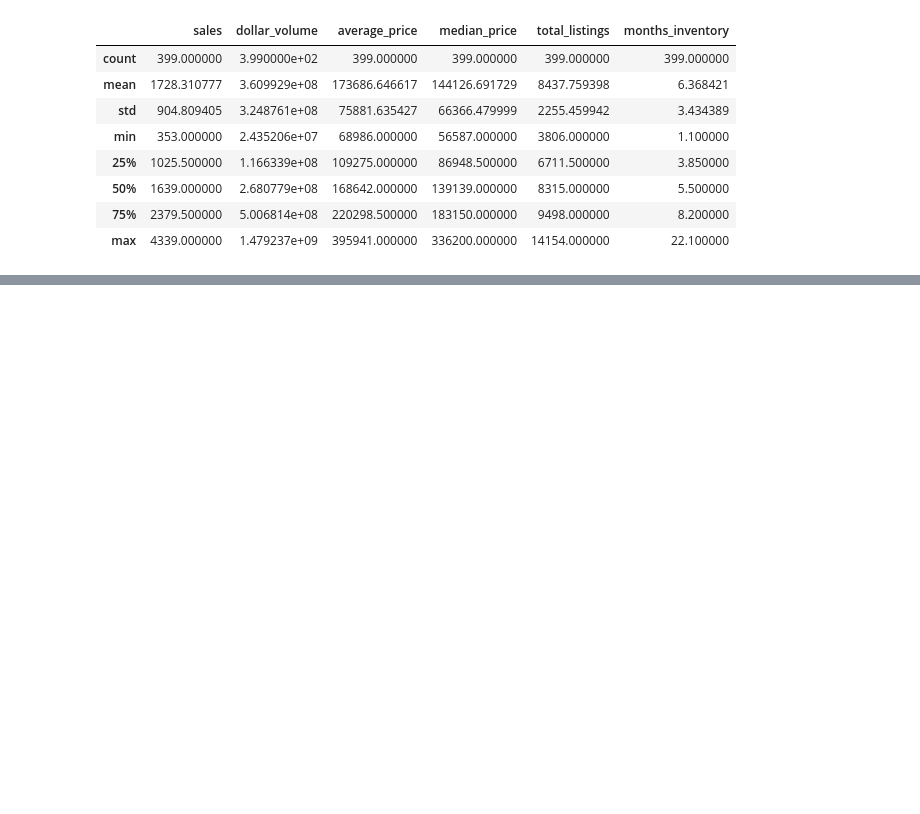
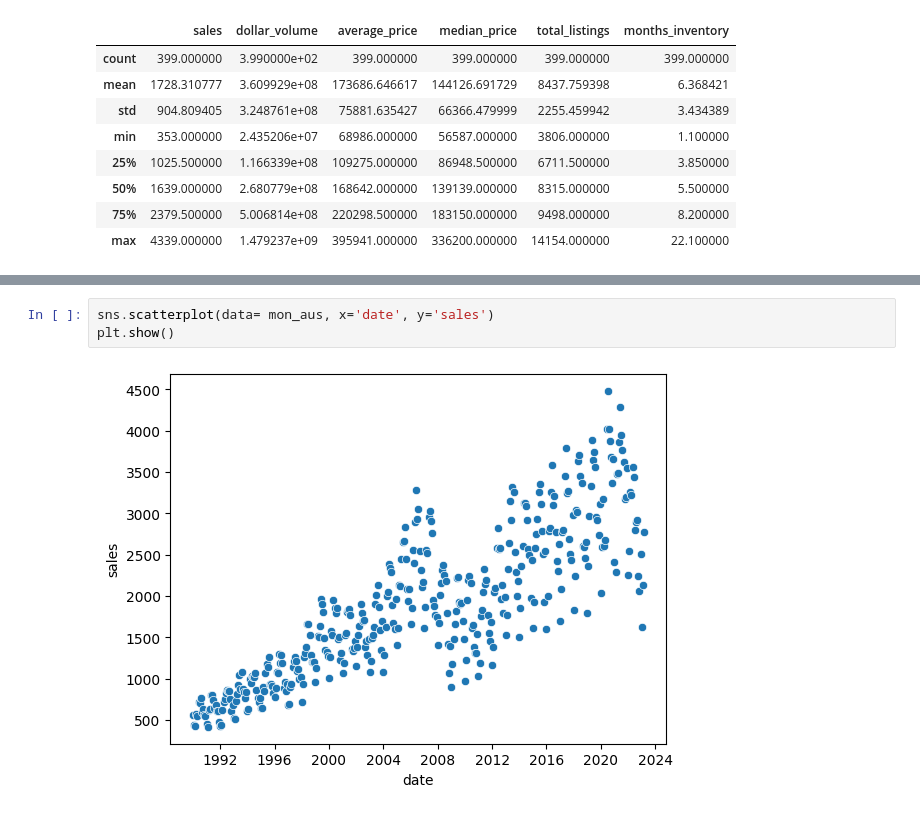
Before and after one commit to nicolas-angarita/texas_real_estate, a Jupyter notebook: explore_major_markets.ipynb, the cells around one changed output, grey strips where cells are left out. Drawn from its saved outputs; the diff is of its cells as text; blank space fills up the shorter version.

```diff
--- a/explore_major_markets.ipynb
+++ b/explore_major_markets.ipynb
@@ -145,0 +314,5 @@ monthly_sa.describe()
+# %%
+sns.scatterplot(data= mon_aus, x='date', y='sales')
+plt.show()
+# %% [output]
+[figure, added]
```
Also changed, not shown: parts of 30 cells of this notebook.
